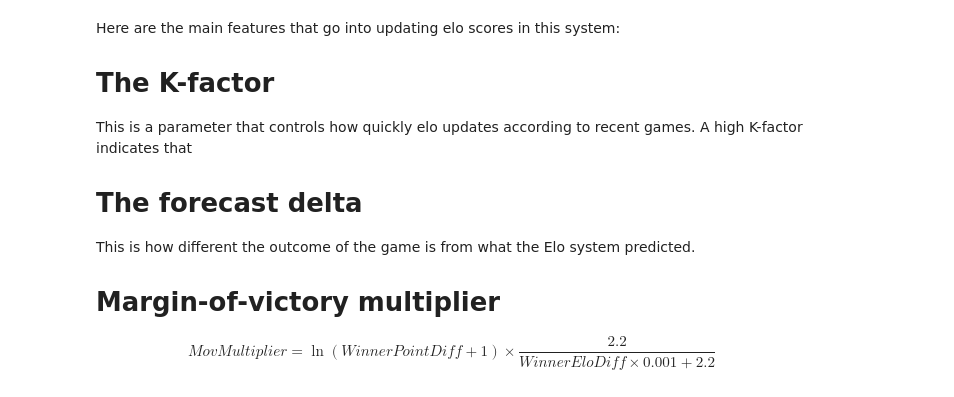
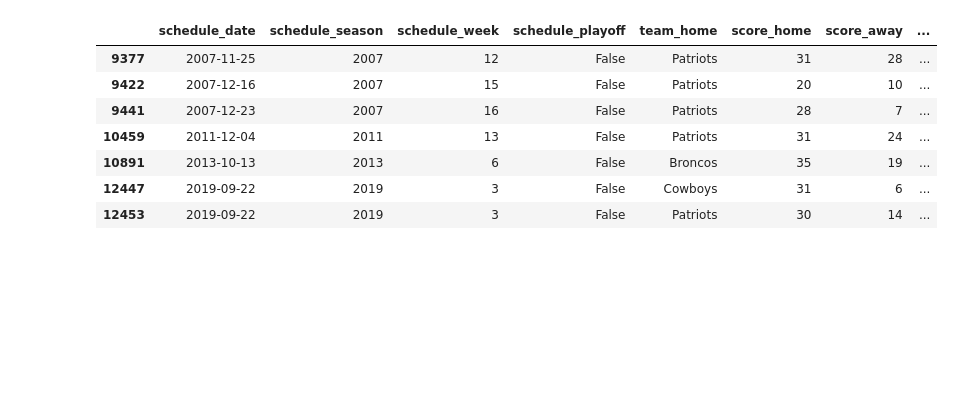
Before and after one commit to josh-bone/NFL_Elo, a Jupyter notebook: example.ipynb, the cells around one changed output. Saved outputs shown, nothing was run; the diff lists cells and outputs as text; code cells hidden in the pictures; blank space fills up the shorter version.

Commit message:
Adding a notebook for exploratory analysis

```diff
--- a/example.ipynb
+++ b/example.ipynb
@@ -80,16 +40,0 @@ Pr(A) = \frac{1}{10^{\frac{-Elo Diff}{400}} + 1}
-# %% [markdown]
-Here are the main features that go into updating elo scores in this system:
-
-# The K-factor
-
-This is a parameter that controls how quickly elo updates according to recent games. A high K-factor indicates that
-
-# The forecast delta
-
-This is how different the outcome of the game is from what the Elo system predicted.
-
-# Margin-of-victory multiplier
-
-\begin{equation*}
-Mov Multiplier = \ln{(Winner Point Diff+1)} \times \frac{2.2}{Winner Elo Diff \times 0.001 + 2.2}
-\end{equation*}
@@ -97,0 +41,12 @@ Mov Multiplier = \ln{(Winner Point Diff+1)} \times \frac{2.2}{Winner Elo Diff \t
+# %%
+# Exploratory data analysis
+df[df['spread_favorite'].abs() > 20]
+# %% [output]
+|  | schedule_date | schedule_season | schedule_week | schedule_playoff | team_home | score_home | score_away | ... |
+| 9377 | 2007-11-25 | 2007 | 12 | False | Patriots | 31 | 28 | ... |
+| 9422 | 2007-12-16 | 2007 | 15 | False | Patriots | 20 | 10 | ... |
+| 9441 | 2007-12-23 | 2007 | 16 | False | Patriots | 28 | 7 | ... |
+| 10459 | 2011-12-04 | 2011 | 13 | False | Patriots | 31 | 24 | ... |
+| 10891 | 2013-10-13 | 2013 | 6 | False | Broncos | 35 | 19 | ... |
+| 12447 | 2019-09-22 | 2019 | 3 | False | Cowboys | 31 | 6 | ... |
+| 12453 | 2019-09-22 | 2019 | 3 | False | Patriots | 30 | 14 | ... |
```
Also changed, not shown: parts of 8 cells of this notebook.
